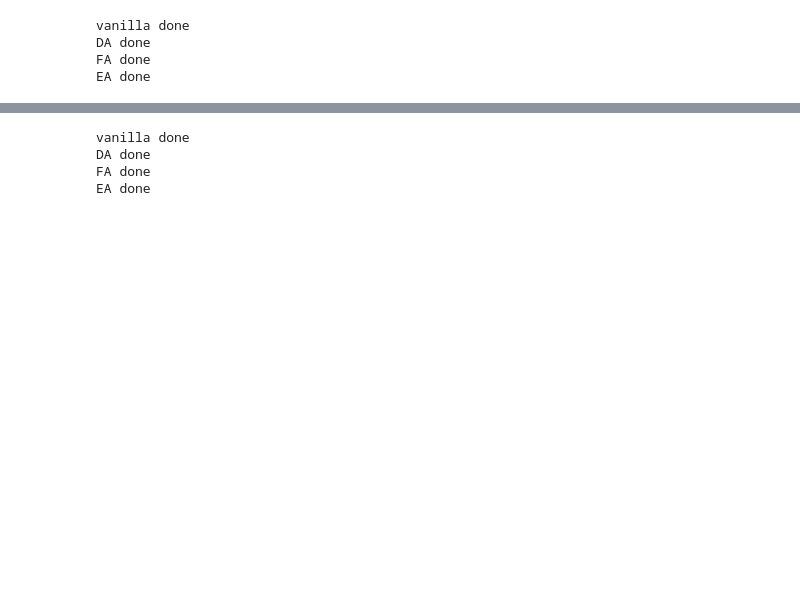
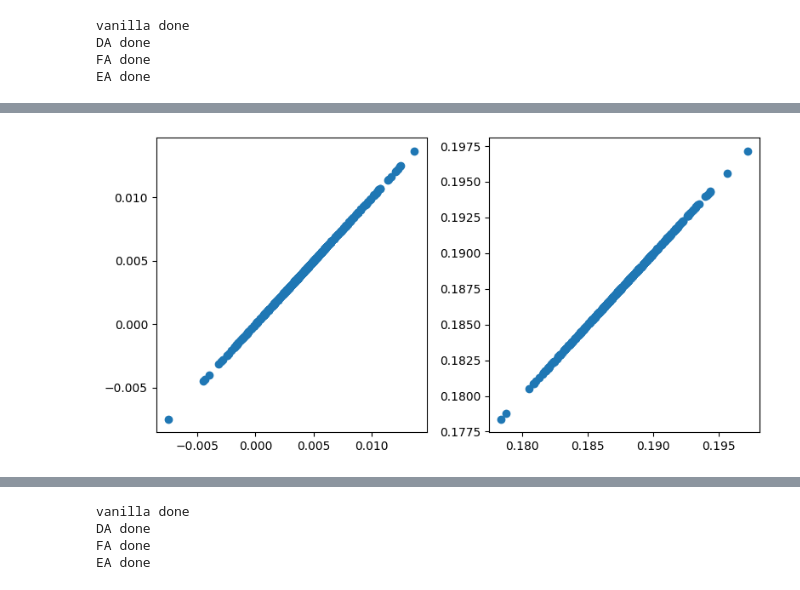
Before and after one commit to Kikidu59/Dola, a Jupyter notebook: notebooks/figures_uv.ipynb, the cells around one changed output, grey strips where cells are left out. Saved outputs shown, nothing was run; the diff lists cells and outputs as text; code cells hidden in the pictures; blank space fills up the shorter version.

```diff
--- a/notebooks/figures_uv.ipynb
+++ b/notebooks/figures_uv.ipynb
@@ -265,4 +218,12 @@ plot_particles_3d(h_da["particles"][-1], teacher, "Student Particles (DA)")
 # %%
 plot_particles_3d(h_fa["particles"][-1], teacher, "Student Particles (FA)")
+# %%
+fa_parts = np.array(h_fa['particles'][-1])
+fig, ax = plt.subplots(1, 2, figsize=(8, 4))
+ax[0].scatter(fa_parts[:, 0, 0], fa_parts[:, 0, 1])
+ax[1].scatter(fa_parts[:, 1, 0], fa_parts[:, 1, 1])
+plt.tight_layout()
+# %% [output]
+[figure, added]
 # %%
 plot_particles_3d(h_ea["particles"][-1], teacher, "Student Particles (EA)")
```
Also changed, not shown: parts of 17 cells of this notebook, 1 other file.
